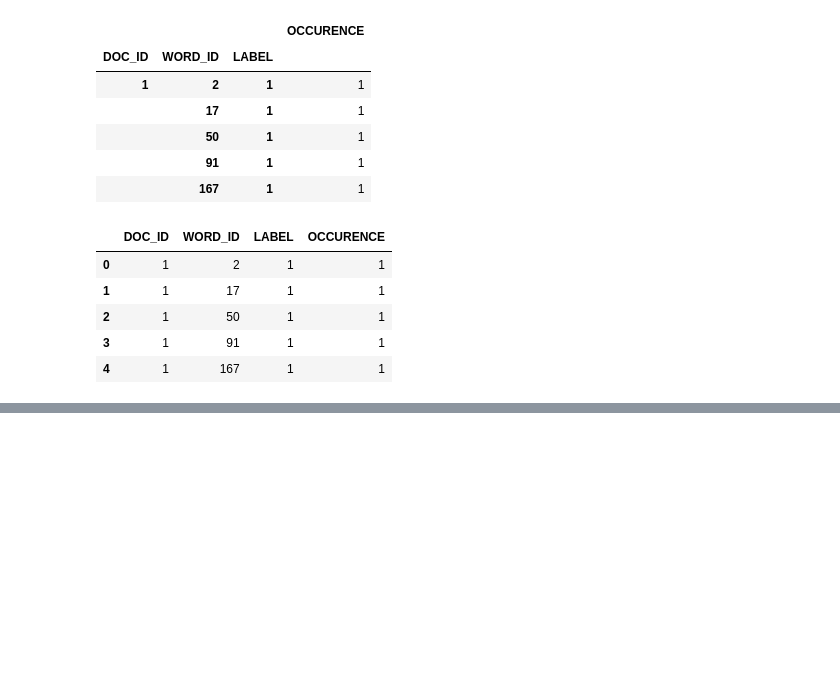
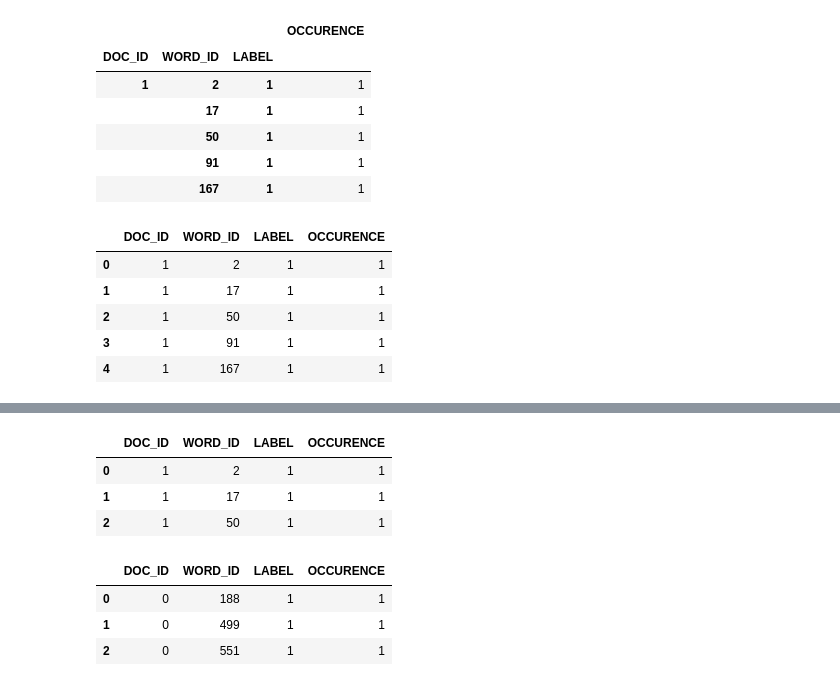
Before and after one commit to Hello49/Verzeo_Major_project, a Jupyter notebook: Assignment_one.ipynb, the cells around one changed output, grey strips where cells are left out. Saved outputs shown, nothing was run; the diff lists cells and outputs as text; code cells hidden in the pictures; blank space fills up the shorter version.

```diff
--- a/Assignment_one.ipynb
+++ b/Assignment_one.ipynb
@@ -575,0 +595,14 @@ train_grouped.head()
+# %%
+train_grouped.head(3)
+# %% [output]
+|  | DOC_ID | WORD_ID | LABEL | OCCURENCE |
+| 0 | 1 | 2 | 1 | 1 |
+| 1 | 1 | 17 | 1 | 1 |
+| 2 | 1 | 50 | 1 | 1 |
+# %%
+test_grouped.head(3)
+# %% [output]
+|  | DOC_ID | WORD_ID | LABEL | OCCURENCE |
+| 0 | 0 | 188 | 1 | 1 |
+| 1 | 0 | 499 | 1 | 1 |
+| 2 | 0 | 551 | 1 | 1 |
```
Also changed, not shown: parts of 4 cells of this notebook.
